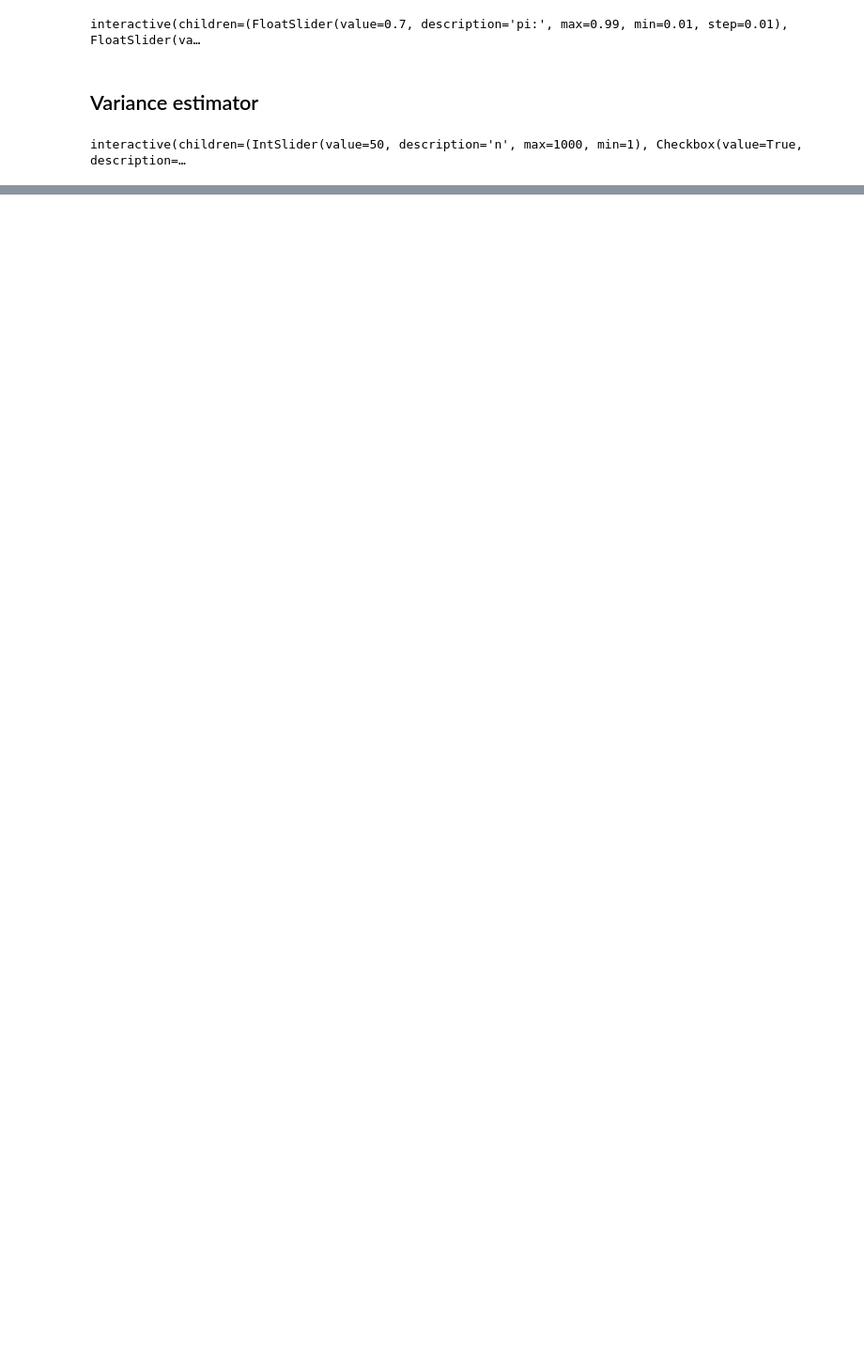
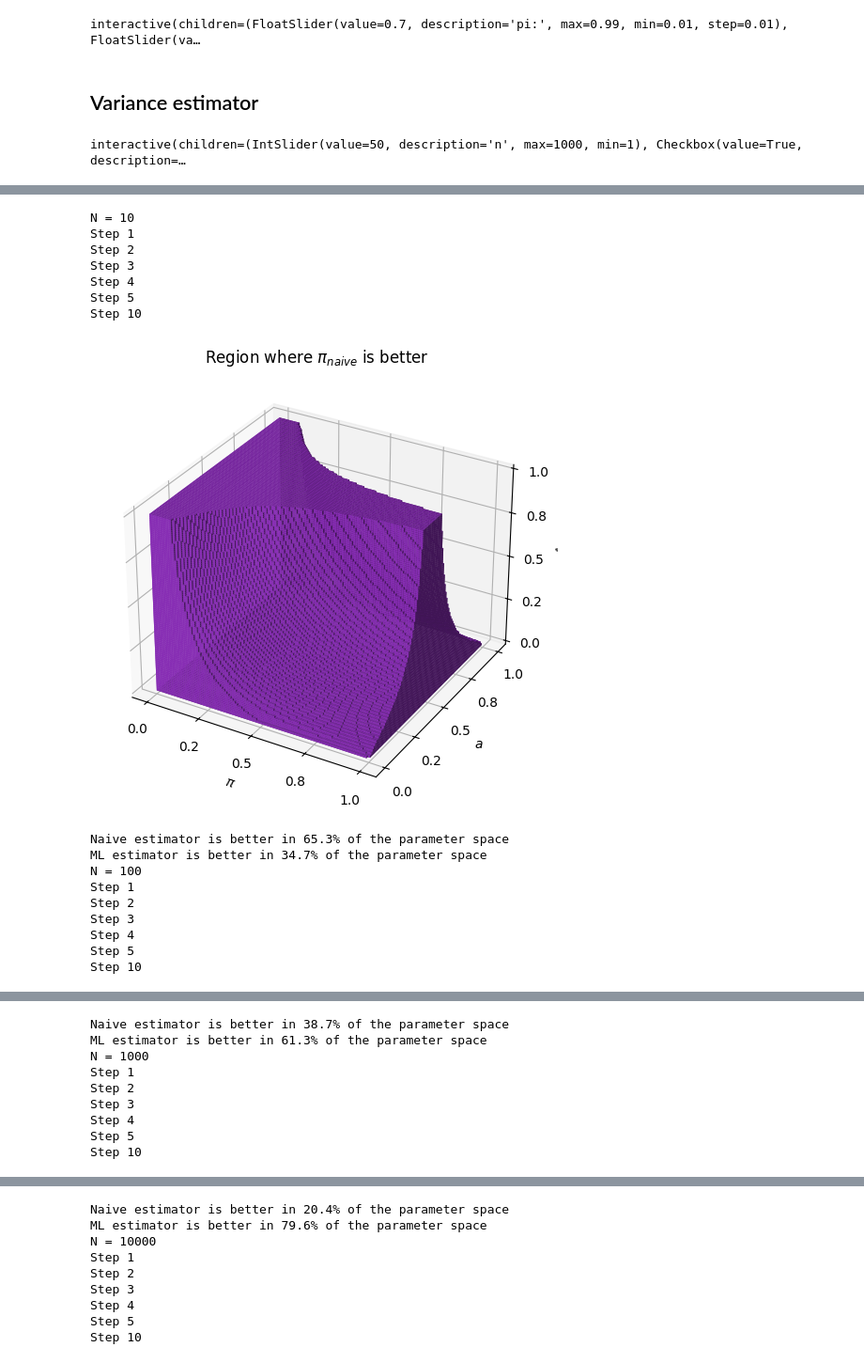
Before and after one commit to FelixCeard/Statistical-Learning-, a Jupyter notebook: sheet-02/Problem_A_Monte_Carlo.ipynb, the cells around one changed output, grey strips where cells are left out. Shown at 94% size. Drawn from its saved outputs; the diff is of its cells as text; code cells hidden in the pictures; blank space fills up the shorter version.

Commit message:
Finished Part A Question 1 fully. Added plots and explanation for last subquestion

```diff
--- a/sheet-02/Problem_A_Monte_Carlo.ipynb
+++ b/sheet-02/Problem_A_Monte_Carlo.ipynb
@@ -244,0 +264,32 @@ interactive(children=(IntSlider(value=50, description='n', max=1000, min=1), Che
+# %%
+# for a fixed n
+n = 10
+
+epsilon = 1e-5
+num_points = 100
+
+def create_grid(num_points, epsilon):
+
+    pi_grid = np.linspace(epsilon, 1-epsilon, num_points)
+    a_grid = np.linspace(epsilon, 1-epsilon, num_points)
+    ell_grid = np.linspace(epsilon, 1-epsilon, num_points)
+
+    MSE_naive_grid = np.zeros((num_points, num_points))
+    MSE_ml_grid = np.zeros((num_points, num_points))
+
+    pbar = tqdm(total=num_points**2, desc="Calculating MSE")
+
+    for i in range(num_points):
+        for j in range(num_points):
+            # for k in range(num_points):
+            pi = pi_grid[i]
+            a = a_grid[j]
+            ell = ell_grid[j]
+            MSE_naive_grid[i, j] = MSE_naive(pi, a, n, ell)
+            MSE_ml_grid[i, j] = MSE_ml(pi, a, n, ell)
+
+            pbar.update(1)
+
+    pbar.close()
+
+    return MSE_naive_grid, MSE_ml_grid, pi_grid, a_grid, ell_grid
@@ -244,0 +535,24 @@ interactive(children=(IntSlider(value=50, description='n', max=1000, min=1), Che
+# %%
+for n in [10, 100, 1_000, 10_000]:
+# for n in [10]:
+    # n = 100
+    print(f'N = {n}')
+    create_3d_plot_where_both_are_equal(n, num_points=100, alpha=1.0, save_path=f"rregion_{n}.png")
+# %% [output]
+N = 10
+Step 1
+Step 2
+Step 3
+Step 4
+Step 5
+Step 10
+[figure, added]
+Naive estimator is better in 65.3% of the parameter space
+ML estimator is better in 34.7% of the parameter space
+N = 100
+Step 1
+Step 2
+Step 3
+Step 4
+Step 5
+Step 10
@@ -244,0 +560,9 @@ interactive(children=(IntSlider(value=50, description='n', max=1000, min=1), Che
+Naive estimator is better in 38.7% of the parameter space
+ML estimator is better in 61.3% of the parameter space
+N = 1000
+Step 1
+Step 2
+Step 3
+Step 4
+Step 5
+Step 10
@@ -244,0 +570,9 @@ interactive(children=(IntSlider(value=50, description='n', max=1000, min=1), Che
+Naive estimator is better in 20.4% of the parameter space
+ML estimator is better in 79.6% of the parameter space
+N = 10000
+Step 1
+Step 2
+Step 3
+Step 4
+Step 5
+Step 10
```
Also changed, not shown: parts of 15 cells of this notebook, 23 other files.
